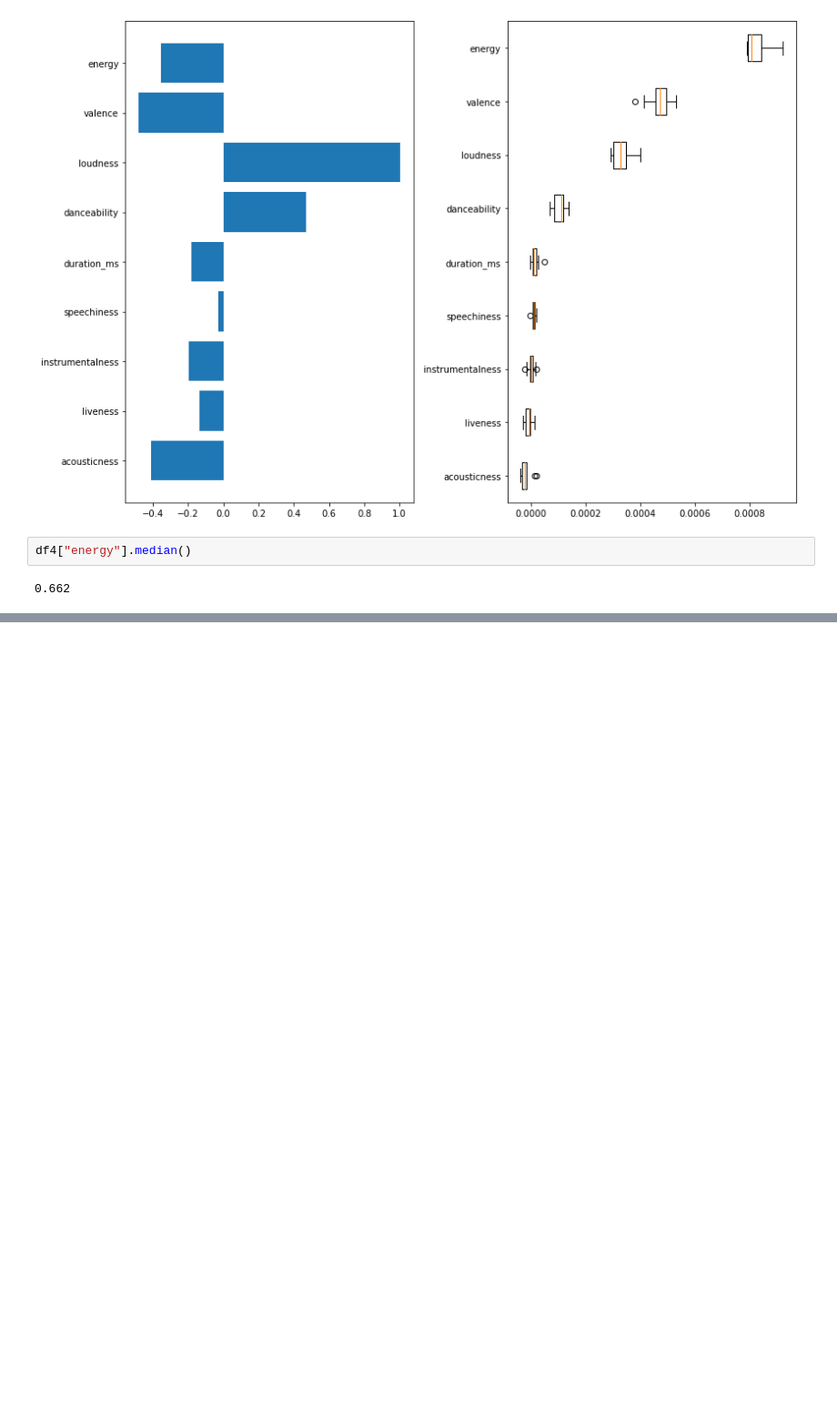
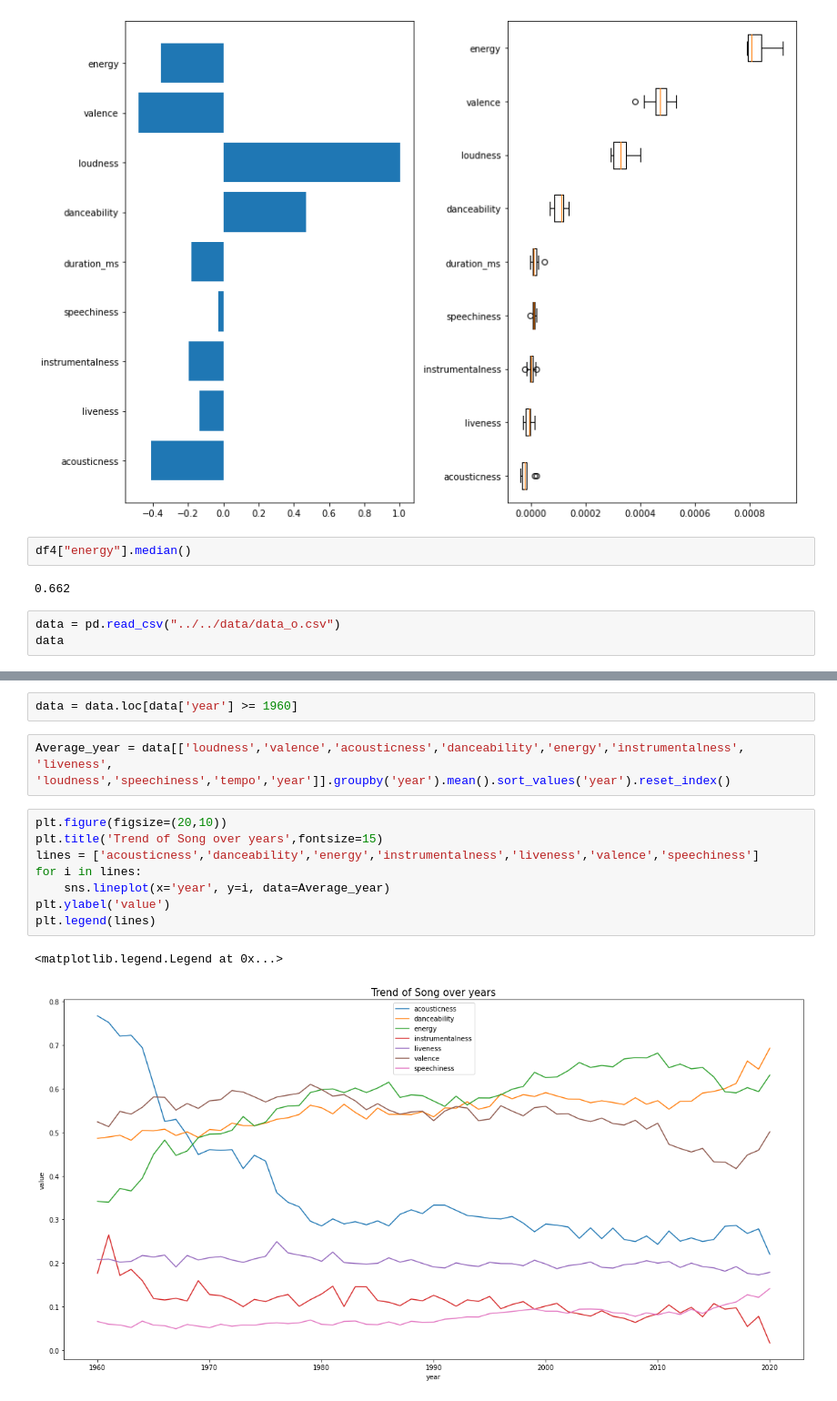
Before and after one commit to lorinhelfenstein/Spotify, a Jupyter notebook: notebooks/lorin/Song Popularity Predictor.ipynb, the cells around one changed output, grey strips where cells are left out. Shown: that part at 91% size. Drawn from its saved outputs; the diff is of its cells as text; blank space fills up the shorter version.

```diff
--- a/notebooks/lorin/Song Popularity Predictor.ipynb
+++ b/notebooks/lorin/Song Popularity Predictor.ipynb
@@ -316,3 +316,6 @@ plt.show()
 df4["energy"].median()
 # %% [output]
 0.662
+# %%
+data = pd.read_csv("../../data/data_o.csv")
+data
@@ -318,0 +336,15 @@ df4["energy"].median()
+# %%
+data = data.loc[data['year'] >= 1960]
+# %%
+Average_year = data[['loudness','valence','acousticness','danceability','energy','instrumentalness', 'liveness', 'loudness','speechiness','tempo','year']].groupby('year').mean().sort_values('year').reset_index()
+# %%
+plt.figure(figsize=(20,10))
+plt.title('Trend of Song over years',fontsize=15)
+lines = ['acousticness','danceability','energy','instrumentalness','liveness','valence','speechiness']
+for i in lines:
+    sns.lineplot(x='year', y=i, data=Average_year)
+plt.ylabel('value')
+plt.legend(lines)
+# %% [output]
+<matplotlib.legend.Legend at 0x...>
+[figure, added]
```
Also changed, not shown: parts of 1 cell of this notebook, 1 other file.
